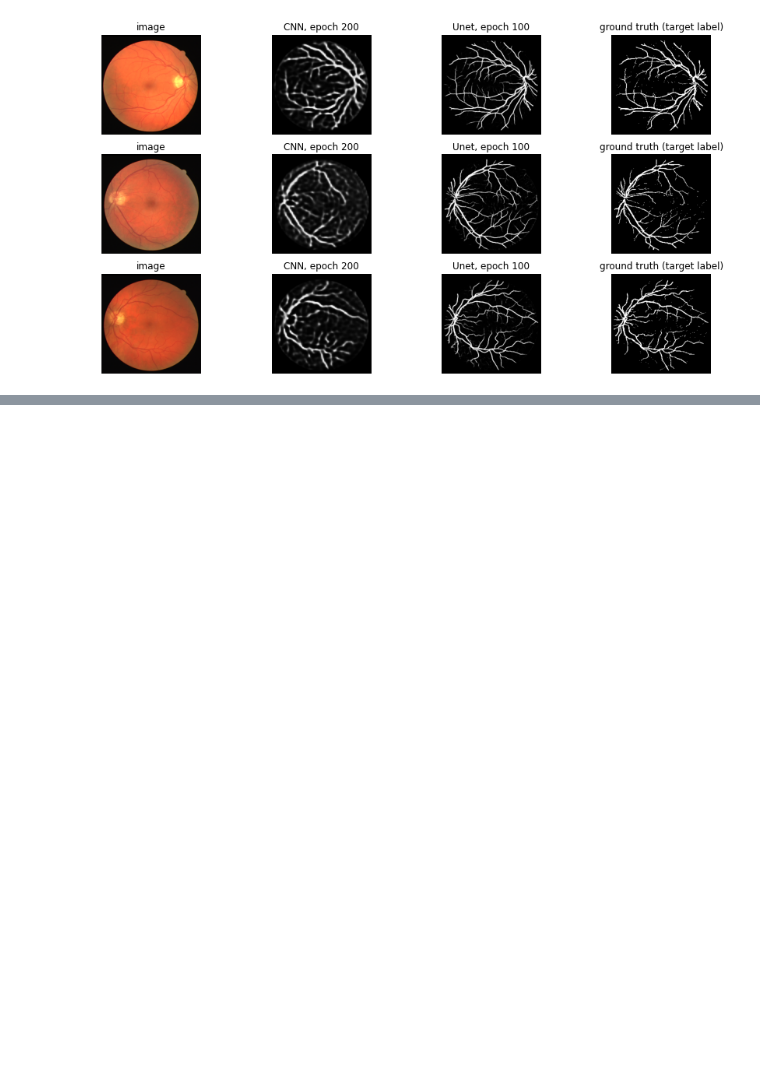
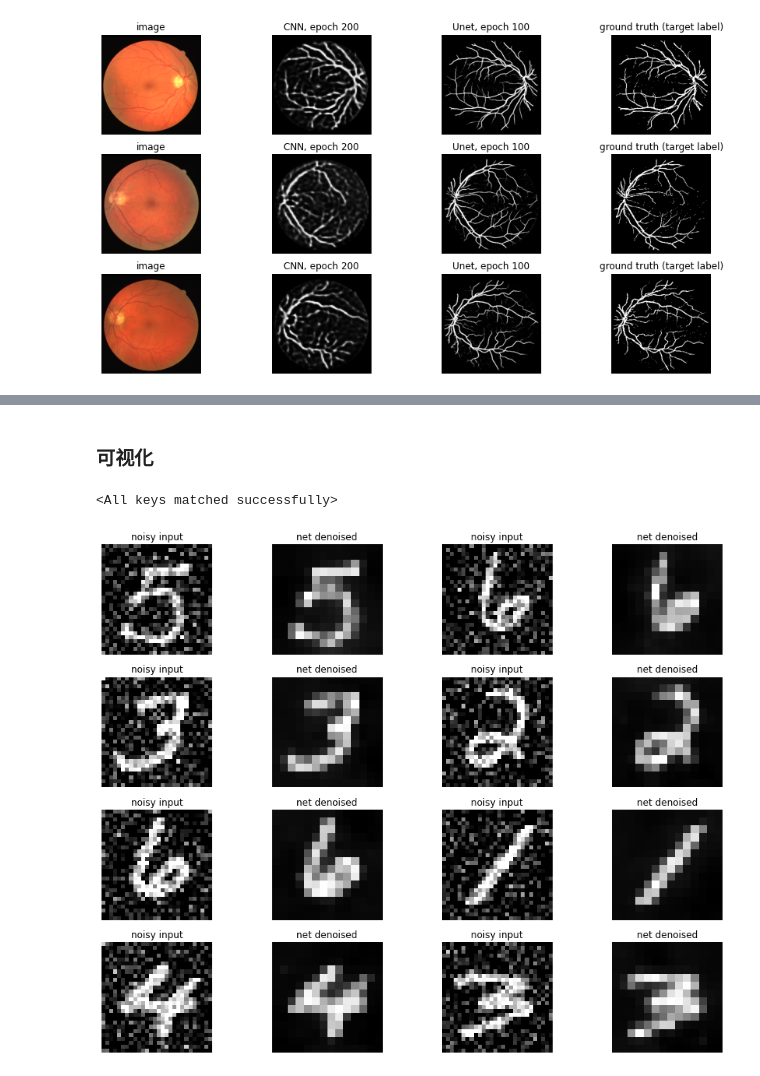
Before and after one commit to abaaba337/CMIT, a Jupyter notebook: Notes/CMIT Lecture Notes.ipynb, the cells around one changed output, grey strips where cells are left out. Saved outputs shown, nothing was run; the diff lists cells and outputs as text; code cells hidden in the pictures; blank space fills up the shorter version.

```diff
--- a/Notes/CMIT Lecture Notes.ipynb
+++ b/Notes/CMIT Lecture Notes.ipynb
@@ -1568,0 +1687,29 @@ loaders = {
+# %% [markdown]
+### 可视化
+# %%
+# Load Model
+denoising_model = CNN(img_size=28, in_channels=1, out_channels=1)
+denoising_model.load_state_dict(torch.load('./Notes_IMProcess/Notes332Denoising.pth'))
+# %% [output]
+<All keys matched successfully>
+# %%
+with torch.no_grad():
+    figure = plt.figure(figsize=(15, 12))
+    cols, rows =4,4
+    for i in range(1, int((cols * rows)/2) + 1):
+        sample_idx = torch.randint(len( test_features), size=(1,)).item()
+        noisy, clean = test_features[sample_idx], test_targets[sample_idx]
+        noisy = torch.from_numpy(noisy[np.newaxis, np.newaxis, :, :]).float() # np.newaxis 在NumPy中用于增加数组的维度。
+        output = denoising_model(noisy)
+
+        figure.add_subplot(rows,cols,2*i - 1)
+        plt.title('noisy input')
+        plt.axis("off")
+        plt.imshow(noisy.squeeze(),cmap="gray")
+
+        figure.add_subplot(rows,cols,2*i)
+        plt.title('net denoised')
+        plt.axis("off")
+        plt.imshow(output.squeeze(),cmap="gray")
+# %% [output]
+[figure, added]
```
Also changed, not shown: parts of 17 cells of this notebook.
